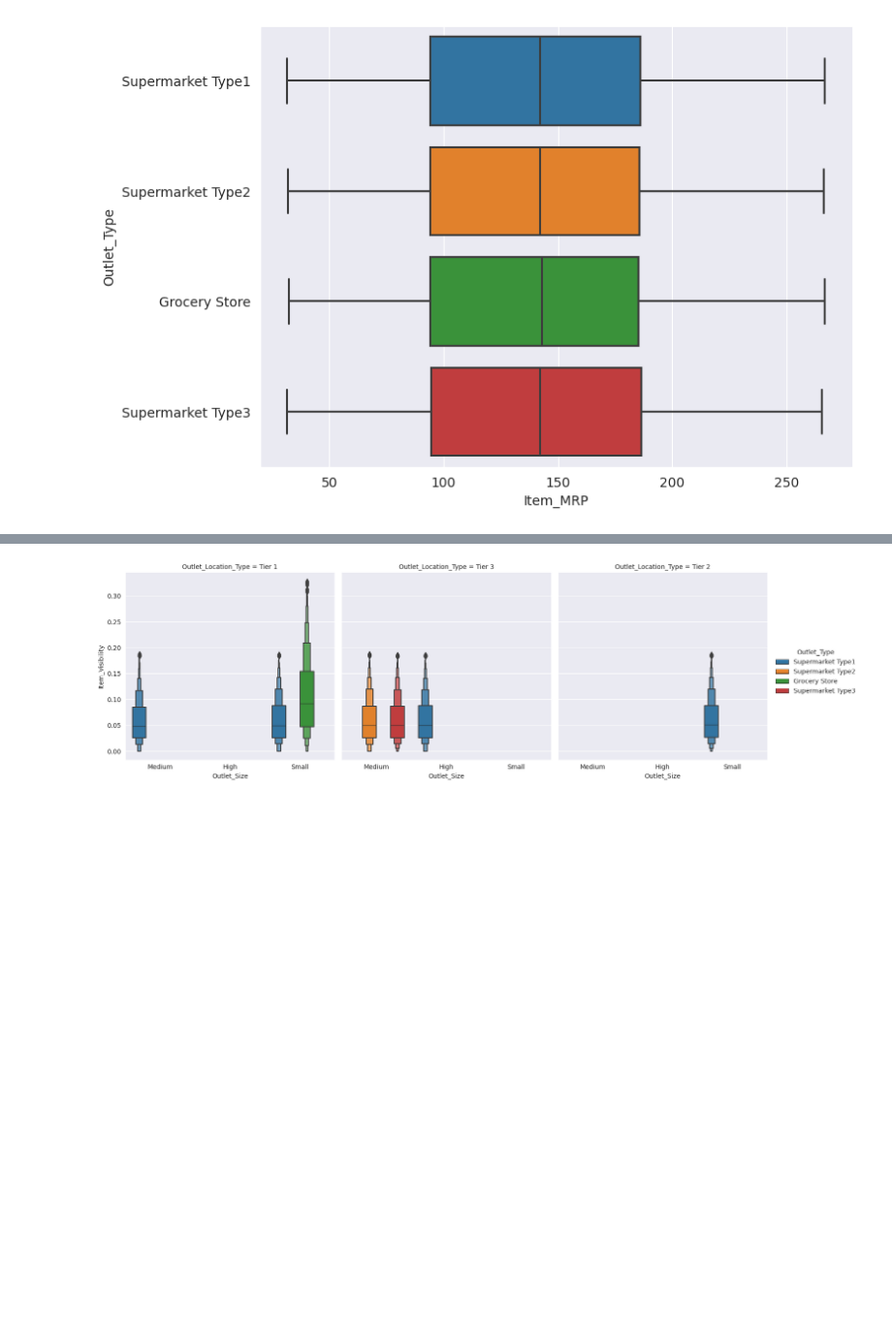
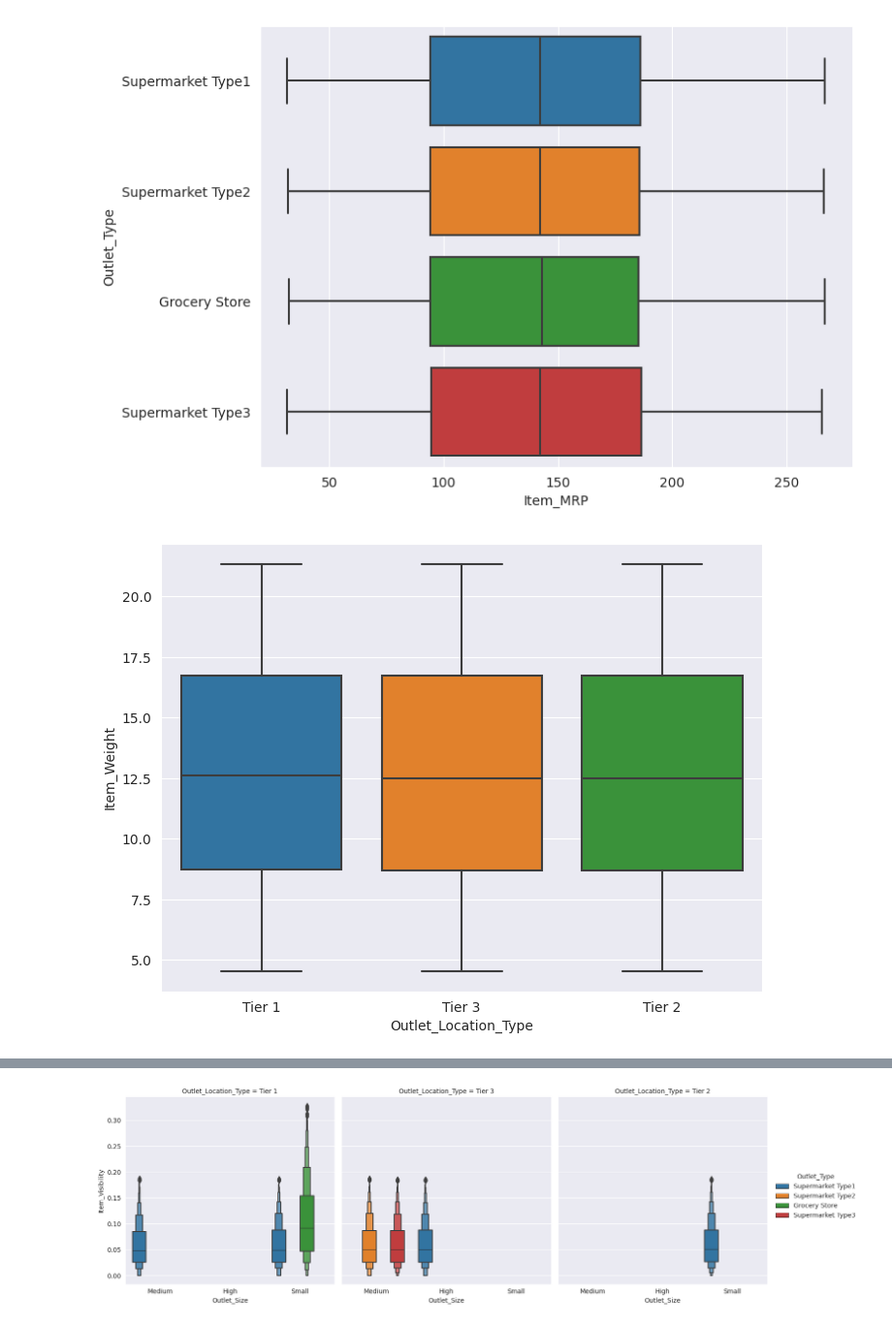
Before and after one commit to Suman-Adhikary/Big-Mart-Sale-Prediction, a Jupyter notebook: Bigmart_Sale_Prediction.ipynb, the cells around one changed output, grey strips where cells are left out. Shown at 97% size. Drawn from its saved outputs; the diff is of its cells as text; code cells hidden in the pictures; blank space fills up the shorter version.

```diff
--- a/Bigmart_Sale_Prediction.ipynb
+++ b/Bigmart_Sale_Prediction.ipynb
@@ -222,4 +241,11 @@ sns.boxplot(data = X, y = 'Outlet_Type', x = 'Item_MRP')
 plt.show()
 # %% [output]
 [figure]
+# %%
+# Outlet Location type vs Item Weight.
+plt.figure(figsize=(8,6))
+sns.boxplot(data = X, y = 'Item_Weight', x = 'Outlet_Location_Type')
+plt.show()
+# %% [output]
+[figure, added]
 # %%
```
Also changed, not shown: parts of 36 cells of this notebook.
